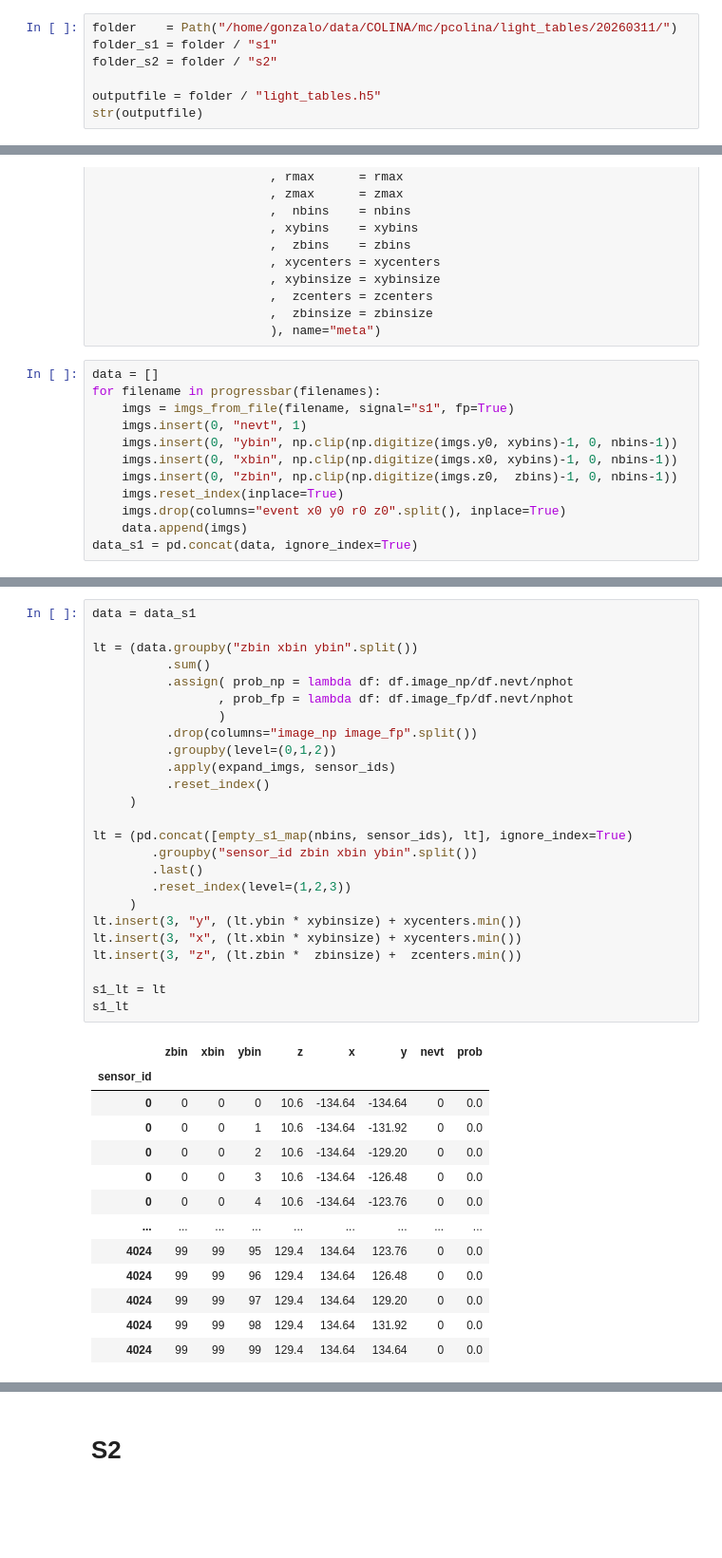
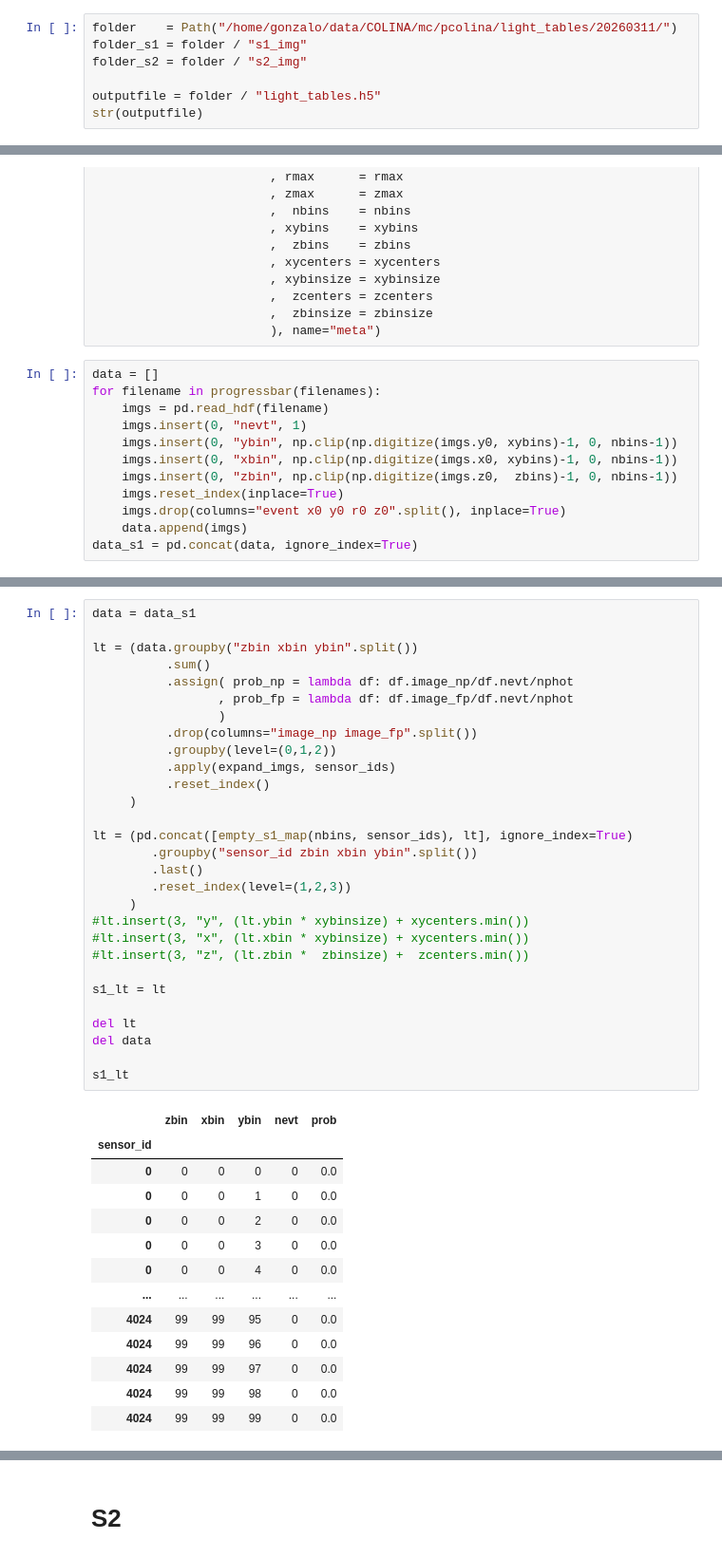
Before and after one commit to gonzaponte/colina, a Jupyter notebook: simulation/light_tables.ipynb, the cells around one changed output, grey strips where cells are left out. Shown at 95% size. Saved outputs shown, nothing was run; the diff lists cells and outputs as text; blank space fills up the shorter version.

```diff
--- a/simulation/light_tables.ipynb
+++ b/simulation/light_tables.ipynb
@@ -21,8 +21,8 @@ from utils import *
 %autoreload 2
 # %%
 folder    = Path("/home/gonzalo/data/COLINA/mc/pcolina/light_tables/20260311/")
-folder_s1 = folder / "s1"
-folder_s2 = folder / "s2"
+folder_s1 = folder / "s1_img"
+folder_s2 = folder / "s2_img"
 
 outputfile = folder / "light_tables.h5"
 str(outputfile)
@@ -83,7 +82,7 @@ meta_s1 = pd.Series(dict( **conf
 # %%
 data = []
 for filename in progressbar(filenames):
-    imgs = imgs_from_file(filename, signal="s1", fp=True)
+    imgs = pd.read_hdf(filename)
     imgs.insert(0, "nevt", 1)
     imgs.insert(0, "ybin", np.clip(np.digitize(imgs.y0, xybins)-1, 0, nbins-1))
     imgs.insert(0, "xbin", np.clip(np.digitize(imgs.x0, xybins)-1, 0, nbins-1))
@@ -127,39 +112,43 @@ data_s1
 # %%
 data = data_s1
 
 lt = (data.groupby("zbin xbin ybin".split())
           .sum()
           .assign( prob_np = lambda df: df.image_np/df.nevt/nphot
                  , prob_fp = lambda df: df.image_fp/df.nevt/nphot
                  )
           .drop(columns="image_np image_fp".split())
           .groupby(level=(0,1,2))
           .apply(expand_imgs, sensor_ids)
           .reset_index()
      )
 
 lt = (pd.concat([empty_s1_map(nbins, sensor_ids), lt], ignore_index=True)
         .groupby("sensor_id zbin xbin ybin".split())
         .last()
         .reset_index(level=(1,2,3))
      )
-lt.insert(3, "y", (lt.ybin * xybinsize) + xycenters.min())
-lt.insert(3, "x", (lt.xbin * xybinsize) + xycenters.min())
-lt.insert(3, "z", (lt.zbin *  zbinsize) +  zcenters.min())
+#lt.insert(3, "y", (lt.ybin * xybinsize) + xycenters.min())
+#lt.insert(3, "x", (lt.xbin * xybinsize) + xycenters.min())
+#lt.insert(3, "z", (lt.zbin *  zbinsize) +  zcenters.min())
 
 s1_lt = lt
+
+del lt
+del data
+
 s1_lt
 # %% [output]
-|  | zbin | xbin | ybin | z | x | y | nevt | prob |
-| sensor_id |  |  |  |  |  |  |  |  |
-| 0 | 0 | 0 | 0 | 10.6 | -134.64 | -134.64 | 0 | 0.0 |
-| 0 | 0 | 0 | 1 | 10.6 | -134.64 | -131.92 | 0 | 0.0 |
-| 0 | 0 | 0 | 2 | 10.6 | -134.64 | -129.20 | 0 | 0.0 |
-| 0 | 0 | 0 | 3 | 10.6 | -134.64 | -126.48 | 0 | 0.0 |
-| 0 | 0 | 0 | 4 | 10.6 | -134.64 | -123.76 | 0 | 0.0 |
-| ... | ... | ... | ... | ... | ... | ... | ... | ... |
-| 4024 | 99 | 99 | 95 | 129.4 | 134.64 | 123.76 | 0 | 0.0 |
-| 4024 | 99 | 99 | 96 | 129.4 | 134.64 | 126.48 | 0 | 0.0 |
-| 4024 | 99 | 99 | 97 | 129.4 | 134.64 | 129.20 | 0 | 0.0 |
-| 4024 | 99 | 99 | 98 | 129.4 | 134.64 | 131.92 | 0 | 0.0 |
-| 4024 | 99 | 99 | 99 | 129.4 | 134.64 | 134.64 | 0 | 0.0 |
+|  | zbin | xbin | ybin | nevt | prob |
+| sensor_id |  |  |  |  |  |
+| 0 | 0 | 0 | 0 | 0 | 0.0 |
+| 0 | 0 | 0 | 1 | 0 | 0.0 |
+| 0 | 0 | 0 | 2 | 0 | 0.0 |
+| 0 | 0 | 0 | 3 | 0 | 0.0 |
+| 0 | 0 | 0 | 4 | 0 | 0.0 |
+| ... | ... | ... | ... | ... | ... |
+| 4024 | 99 | 99 | 95 | 0 | 0.0 |
+| 4024 | 99 | 99 | 96 | 0 | 0.0 |
+| 4024 | 99 | 99 | 97 | 0 | 0.0 |
+| 4024 | 99 | 99 | 98 | 0 | 0.0 |
+| 4024 | 99 | 99 | 99 | 0 | 0.0 |
```
Also changed, not shown: parts of 14 cells of this notebook.
